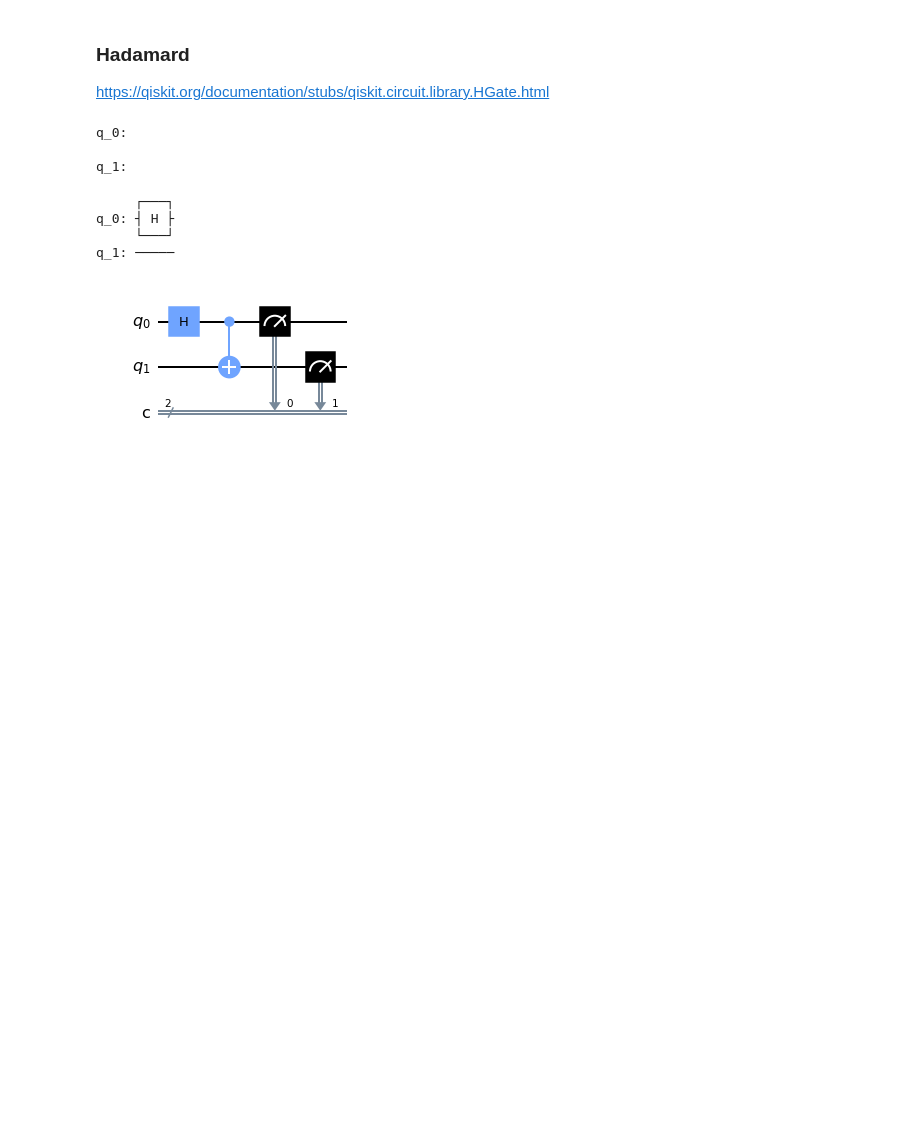
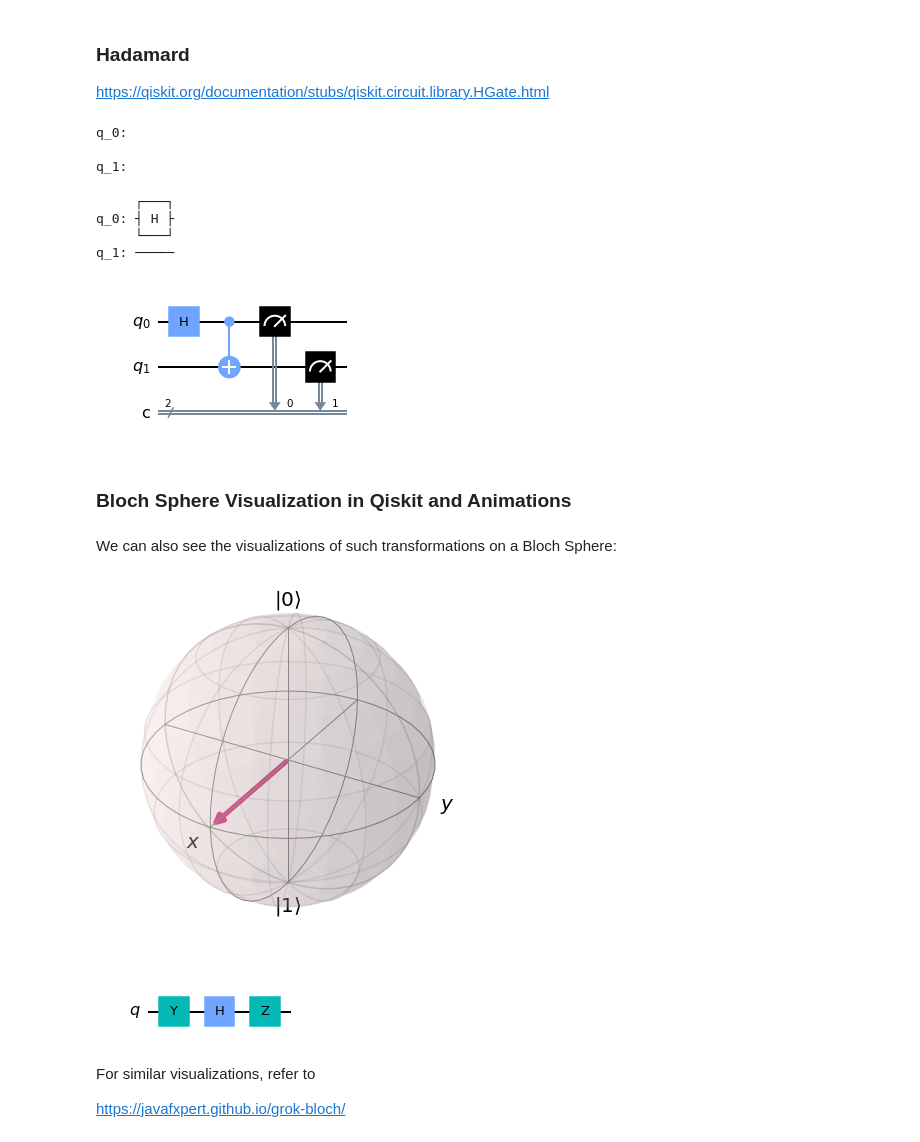
Before and after one commit to sohrabganjian/Quantum-Information-Science, a Jupyter notebook: Quantum Circuit/Quantum Circuit with Qiskit.ipynb, the cells around one changed output. Saved outputs shown, nothing was run; the diff lists cells and outputs as text; code cells hidden in the pictures; blank space fills up the shorter version.

```diff
--- a/Quantum Circuit/Quantum Circuit with Qiskit.ipynb
+++ b/Quantum Circuit/Quantum Circuit with Qiskit.ipynb
@@ -113,3 +133,23 @@ qc.measure([0, 1], [0, 1])
 qc.draw('mpl')
 # %% [output]
 [figure]
+# %% [markdown]
+### Bloch Sphere Visualization in Qiskit and Animations
+# %% [markdown]
+We can also see the visualizations of such transformations on a Bloch Sphere:
+# %%
+from qiskit.visualization import plot_bloch_vector, visualize_transition
+from math import sqrt, pi
+
+coords = [1,pi/2,0]  # [Radius, Theta, Phi]
+plot_bloch_vector(coords, coord_type='spherical')
+# %% [output]
+[figure, added]
+# %%
+qc = QuantumCircuit(1)
+qc.y(0)
+qc.h(0)
+qc.z(0)
+qc.draw('mpl')
+# %% [output]
+[figure, added]
@@ -115,0 +161,4 @@ qc.draw('mpl')
+# %% [markdown]
+For similar visualizations, refer to
+
+https://javafxpert.github.io/grok-bloch/
```
Also changed, not shown: parts of 8 cells of this notebook.
